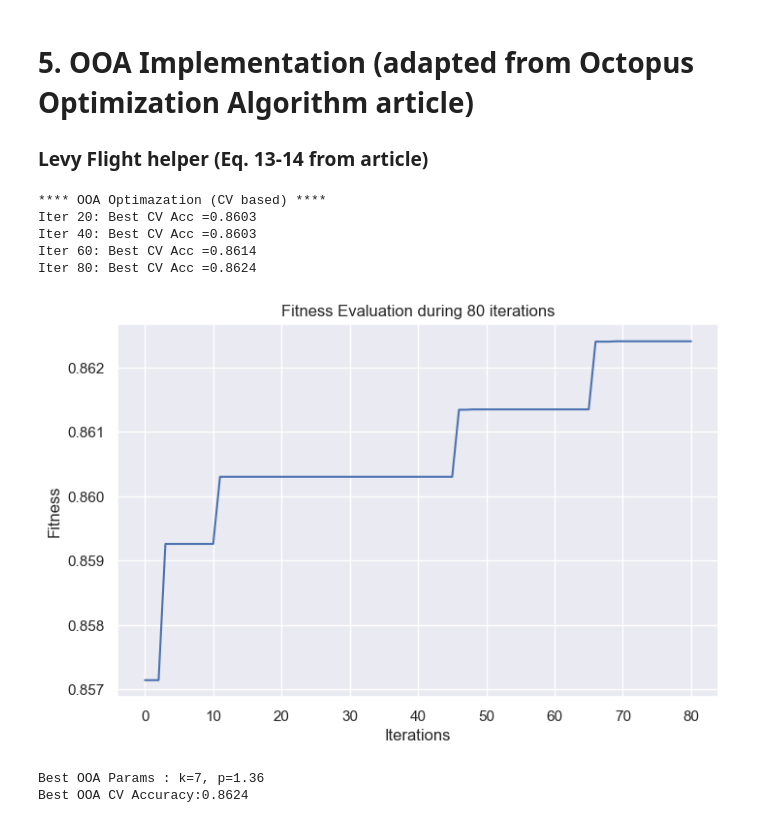
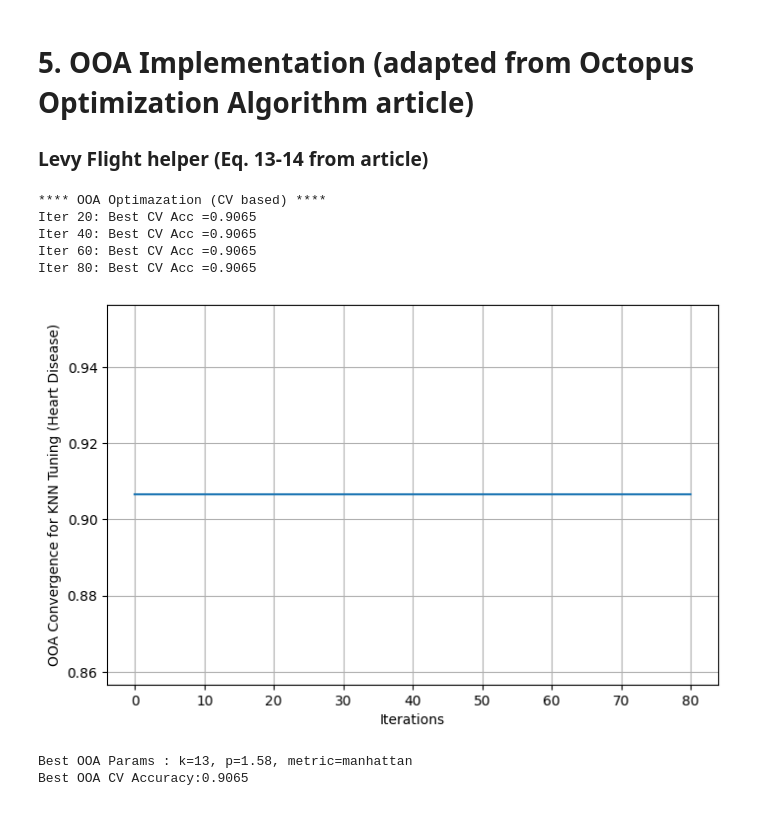
Before and after one commit to ferayame/OOA, a Jupyter notebook: scr/OOA-KNN.ipynb, the cells around one changed output. Saved outputs shown, nothing was run; the diff lists cells and outputs as text; code cells hidden in the pictures.

```diff
--- a/scr/OOA-KNN.ipynb
+++ b/scr/OOA-KNN.ipynb
@@ -8,17 +8,20 @@ import matplotlib.pyplot as plt
 import seaborn as sns
 import os
 import warnings
+import joblib
 
 from sklearn.preprocessing import StandardScaler
 from sklearn.model_selection import train_test_split, cross_val_score
 from sklearn.neighbors import KNeighborsClassifier
-from sklearn.metrics import accuracy_score,confusion_matrix,classification_report ,f1_score, ConfusionMatrixDisplay
+from sklearn.metrics import (
+    accuracy_score, confusion_matrix, classification_report,
+    f1_score, roc_auc_score, ConfusionMatrixDisplay
+)
 from scipy.special import gamma
 warnings.filterwarnings('ignore')
 
 os.makedirs('../results',exist_ok=True)
-
-sns.set_theme('paper')
+os.makedirs('../models',exist_ok=True)
 # %% [output]
 Extension for Scikit-learn* enabled (https://github.com/uxlfoundation/scikit-learn-intelex)
 # %% [markdown]
@@ -164,7 +178,7 @@ def levy_flight(dim, beta=1.5):
 
     return step
 # %%
-def ooa_optimize(obj_func, lb, ub, dim=2, N=30, max_iter=80, Nh=20, Ns=10):
+def ooa_optimize(obj_func, lb, ub, dim=2, N=30, max_iter=80, Nh=20, Ns=10 ):
     np.random.seed(42)
     pop = np.random.uniform(lb,ub,(N,dim))
     fitness = np.array([obj_func(ind) for ind in pop])
@@ -189,7 +203,7 @@ def ooa_optimize(obj_func, lb, ub, dim=2, N=30, max_iter=80, Nh=20, Ns=10):
                         best_pos, best_fit = new_pos,new_fit
 
         for i in range(Nh, N):
-            new_pos = pop[i] + (2 * np.random.rand(dim) - 1) * (ub - lb)  * (1-t / max_iter)
+            new_pos = pop[i] + (2 * np.random.rand(dim) - 1) * (ub - lb)  * ( 1-t / max_iter)
             new_pos = np.clip(new_pos, lb, ub)
             new_fit = obj_func(new_pos)
             if new_fit < fitness[i]:
@@ -206,9 +220,9 @@ def ooa_optimize(obj_func, lb, ub, dim=2, N=30, max_iter=80, Nh=20, Ns=10):
     plt.figure(figsize=(8,5))
     plt.plot(history)
     plt.xlabel('Iterations')
-    plt.ylabel('Fitness')
-    plt.title(f'Fitness Evaluation during {max_iter} iterations')
-    plt.savefig('../results/fitness_evaluation.png', dpi=300)
+    plt.ylabel('OOA Convergence for KNN Tuning (Heart Disease)')
+    plt.grid(True)
+    plt.savefig('../results/ooa_convergence.png')
     plt.show()
 
     return best_pos , -best_fit
@@ -217,37 +231,43 @@ scaler_ooa = StandardScaler()
 X_train_scaled = scaler_ooa.fit_transform(X_train)
 X_test_scaled = scaler_ooa.transform(X_test)
 # %%
-# objective function
+# objective
+
+metric_map = {1: 'euclidean', 2: 'manhattan', 3: 'chebyshev'}
 
 def knn_objective(params):
     k = int(np.clip(params[0],2,30))
     p = np.clip(params[1],1,3)
-    knn =KNeighborsClassifier(n_neighbors=k, p=p, metric='minkowski')
+    metric_idx = int(np.clip(params[2], 1, 3))
+    metric = metric_map[metric_idx]
+
+    knn =KNeighborsClassifier(n_neighbors=k, p=p, metric=metric,weights='distance')
 
     #cv on train for robust opt
     cv_acc = cross_val_score(knn,X_train_scaled,y_train,cv=5, scoring='accuracy').mean()
 
     return -(cv_acc) # min -cv acc
 # %%
-lb = np.array([1,1])
-ub = np.array([30,3])
-dim = 2
+lb = np.array([1,1,1])
+ub = np.array([30,3,3])
+dim = 3
 
 print("\n**** OOA Optimazation (CV based) ****")
 best_params, best_cv_acc = ooa_optimize(knn_objective,lb,ub,dim,N=30,max_iter=80)
-best_k, best_p = int(best_params[0]),best_params[1]
+best_k, best_p, best_metric_idx  = int(best_params[0]),best_params[1],int(best_params[2])
+best_metric = metric_map[best_metric_idx]
 
-print(f"\nBest OOA Params : k={best_k}, p={best_p:.2f}")
+print(f"\nBest OOA Params : k={best_k}, p={best_p:.2f}, metric={best_metric}")
 print(f"Best OOA CV Accuracy:{best_cv_acc:.4f}")
 # %% [output]
 **** OOA Optimazation (CV based) ****
-Iter 20: Best CV Acc =0.8603
-Iter 40: Best CV Acc =0.8603
-Iter 60: Best CV Acc =0.8614
-Iter 80: Best CV Acc =0.8624
+Iter 20: Best CV Acc =0.9065
+Iter 40: Best CV Acc =0.9065
+Iter 60: Best CV Acc =0.9065
+Iter 80: Best CV Acc =0.9065
-[figure, old version]
+[figure, new version]
-Best OOA Params : k=7, p=1.36
-Best OOA CV Accuracy:0.8624
+Best OOA Params : k=13, p=1.58, metric=manhattan
+Best OOA CV Accuracy:0.9065
 # %%
 # eval tuned on test
 
```
Also changed, not shown: parts of 12 cells of this notebook, 6 other files.
